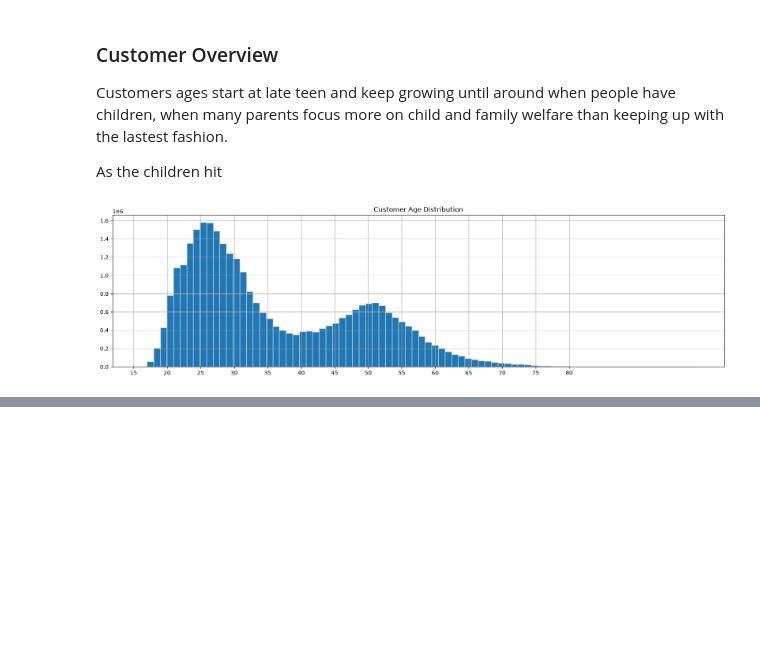
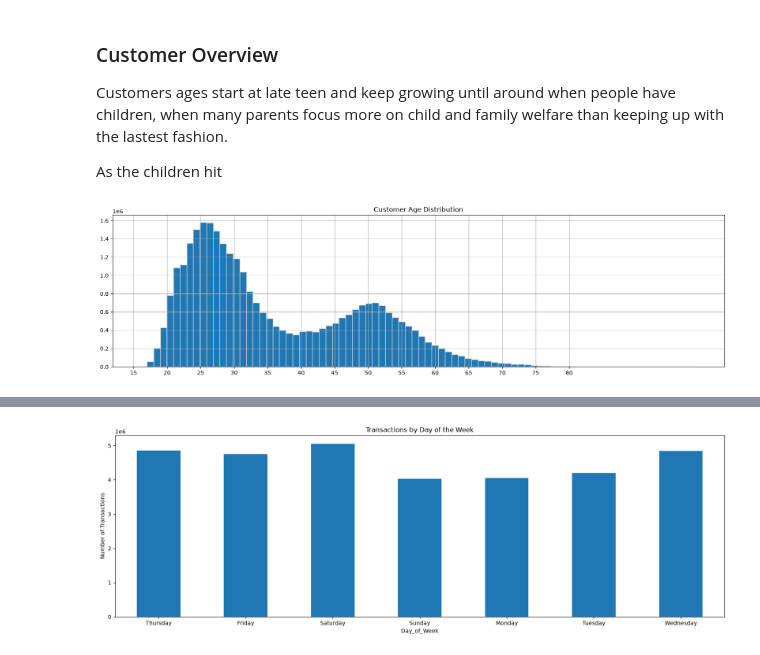
Before and after one commit to peayah/customer_intelligence_system, a Jupyter notebook: 03_exploratory_data_analysis.ipynb, the cells around one changed output, grey strips where cells are left out. Saved outputs shown, nothing was run; the diff lists cells and outputs as text; code cells hidden in the pictures; blank space fills up the shorter version.

```diff
--- a/03_exploratory_data_analysis.ipynb
+++ b/03_exploratory_data_analysis.ipynb
@@ -35,0 +52,14 @@ plt.show()
+# %%
+
+df['Day_of_Week'] = df['t_dat'].dt.day_name()
+
+day_counts = df.groupby('Day_of_Week', sort=False)['t_dat'].count()
+
+day_counts.plot(kind='bar', figsize=(20, 6))
+
+plt.title('Transactions by Day of the Week')
+plt.ylabel('Number of Transactions')
+plt.xticks(rotation=0)
+plt.show()
+# %% [output]
+[figure, added]
```
Also changed, not shown: parts of 7 cells of this notebook, 1 other file.
